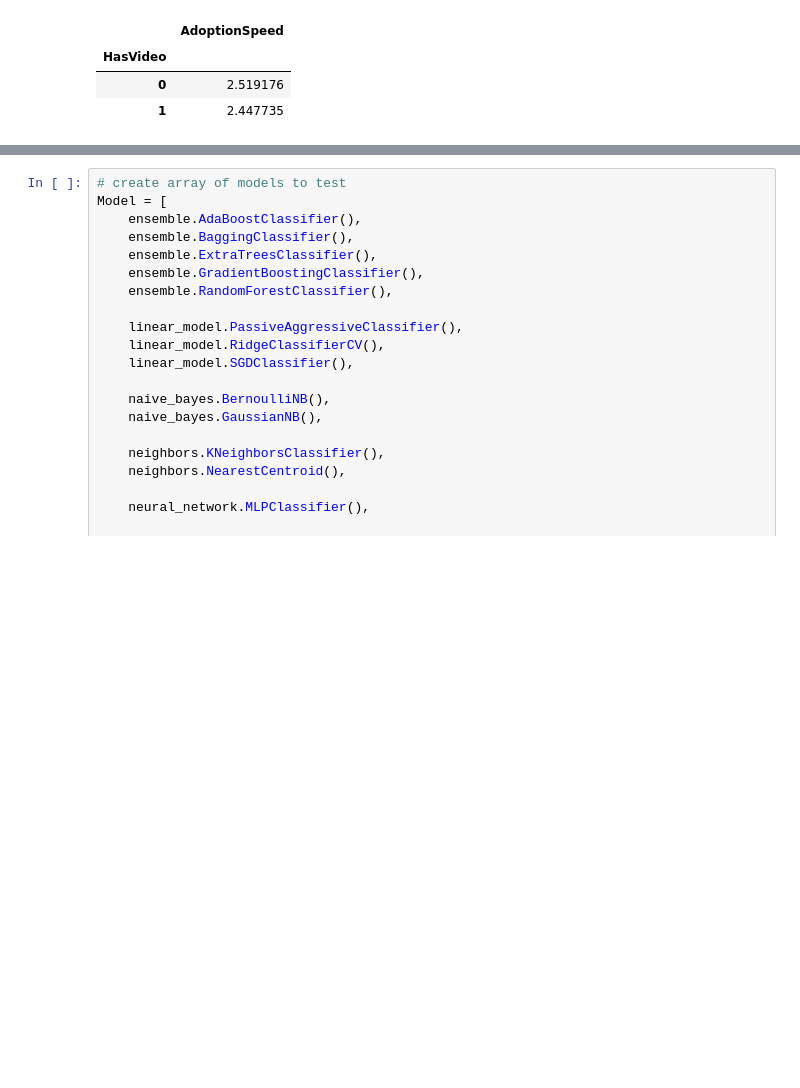
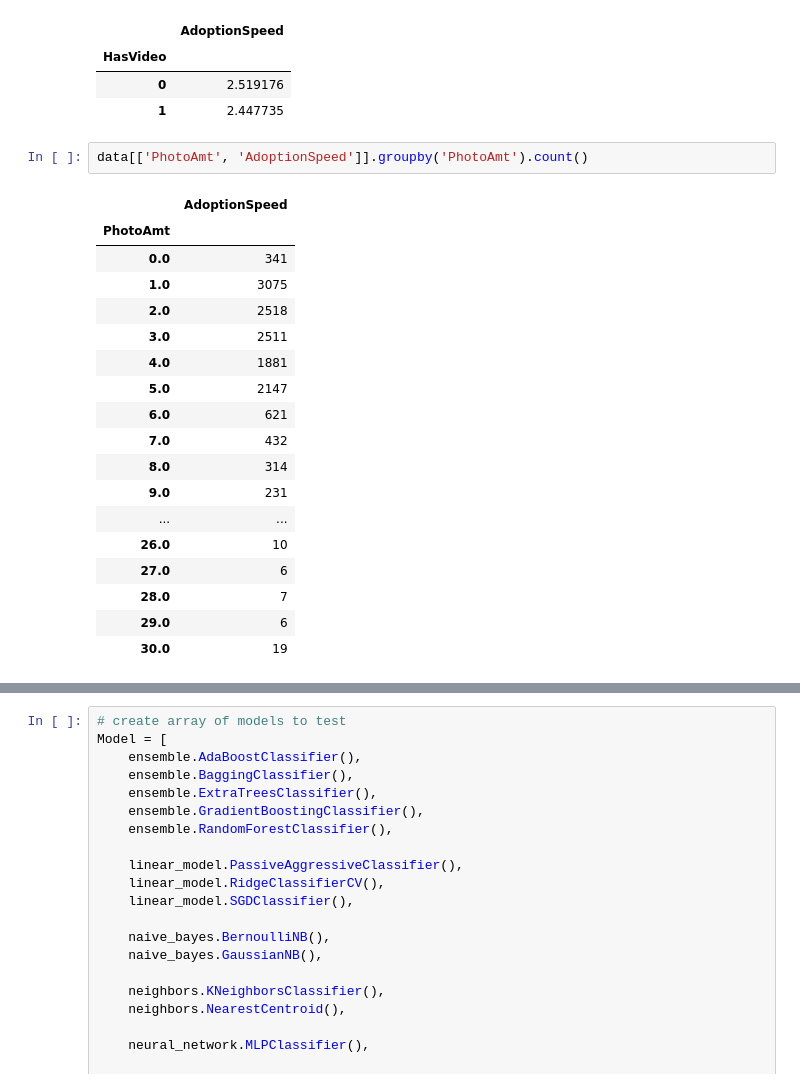
Before and after one commit to jasonnguyen3697/Adoption_prediction, a Jupyter notebook: Kernel.ipynb, the cells around one changed output, grey strips where cells are left out. Cells and saved outputs as stored; diff of their text form; blank space fills up the shorter version.

```diff
--- a/Kernel.ipynb
+++ b/Kernel.ipynb
@@ -710,3 +720,24 @@ data[['HasVideo', 'AdoptionSpeed']].groupby('HasVideo').mean()
 | HasVideo |  |
 | 0 | 2.519176 |
 | 1 | 2.447735 |
+# %%
+data[['PhotoAmt', 'AdoptionSpeed']].groupby('PhotoAmt').count()
+# %% [output]
+|  | AdoptionSpeed |
+| PhotoAmt |  |
+| 0.0 | 341 |
+| 1.0 | 3075 |
+| 2.0 | 2518 |
+| 3.0 | 2511 |
+| 4.0 | 1881 |
+| 5.0 | 2147 |
+| 6.0 | 621 |
+| 7.0 | 432 |
+| 8.0 | 314 |
+| 9.0 | 231 |
+| ... | ... |
+| 26.0 | 10 |
+| 27.0 | 6 |
+| 28.0 | 7 |
+| 29.0 | 6 |
+| 30.0 | 19 |
```
Also changed, not shown: parts of 40 cells of this notebook.
